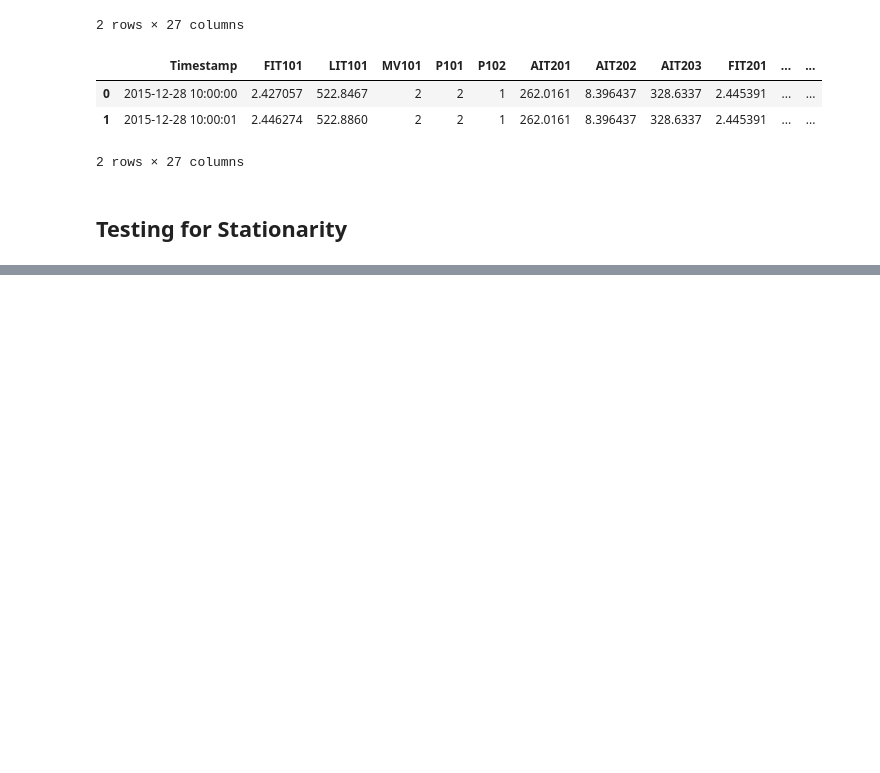
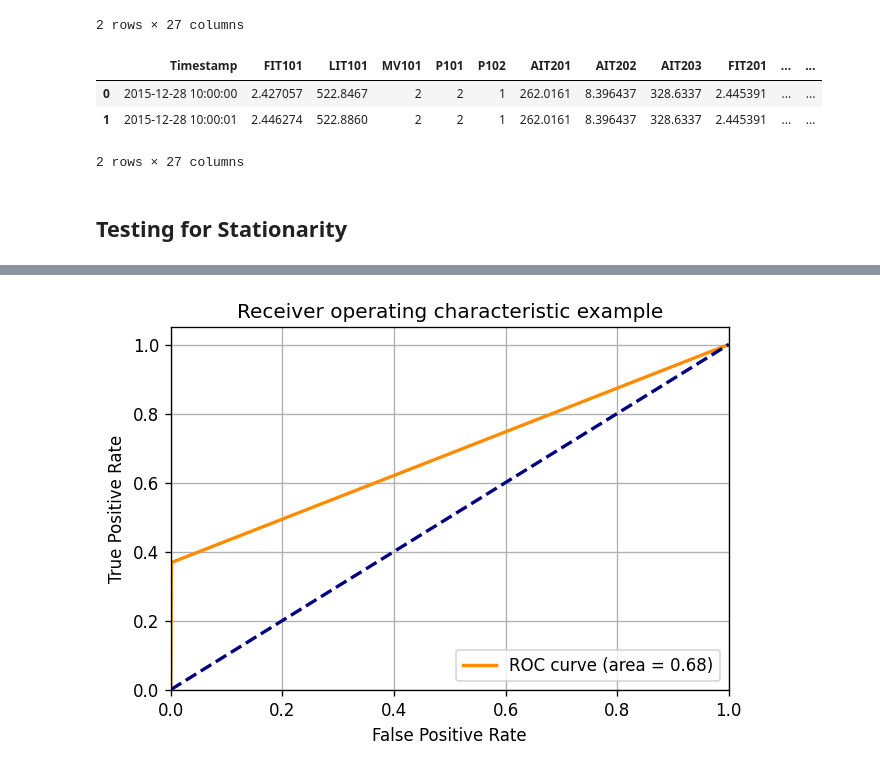
Before and after one commit to jacob5412/SCADA-Anomaly-Detection, a Jupyter notebook: TSA.ipynb, the cells around one changed output, grey strips where cells are left out. Saved outputs shown, nothing was run; the diff lists cells and outputs as text; code cells hidden in the pictures; blank space fills up the shorter version.

```diff
--- a/TSA.ipynb
+++ b/TSA.ipynb
@@ -83,0 +111,12 @@ stationarity_tests
+# %%
+def iqr_outlier_detection(x):
+    x = pd.DataFrame(x).reset_index()
+    x.columns = ['column', 'value']
+    iqr_x = pd.merge(x, iqr_df, on = 'column', how = 'right')
+    iqr_x['Test'] = (iqr_x['value'] > iqr_x['max_amt']) | (iqr_x['value'] < iqr_x['min_amt'])
+    return 'Attack' if iqr_x['Test'].any() else 'Normal'
+# %%
+data_with_attacks['iqr_result'] = data_with_attacks.apply(lambda x: iqr_outlier_detection(x), axis = 1)
+# %%
+data_with_attacks.replace(to_replace = 'Normal', value = 0, inplace = True)
+data_with_attacks.replace(to_replace = 'Attack', value = 1, inplace = True)
@@ -83,0 +143,30 @@ stationarity_tests
+# %%
+# Compute ROC curve and ROC area for each class
+fpr = dict()
+tpr = dict()
+roc_auc = dict()
+for i in range(2):
+    fpr[i], tpr[i], _ = roc_curve(y_true = data_with_attacks['Normal/Attack'],
+                                  y_score = data_with_attacks['iqr_result'])
+    roc_auc[i] = auc(fpr[i], tpr[i])
+
+# Compute micro-average ROC curve and ROC area
+fpr["micro"], tpr["micro"], _ = roc_curve(y_true = data_with_attacks['Normal/Attack'].ravel(),
+                                          y_score = data_with_attacks['iqr_result'].ravel())
+roc_auc["micro"] = auc(fpr["micro"], tpr["micro"])
+# %%
+plt.figure(dpi = 120)
+lw = 2
+plt.plot(fpr[1], tpr[1], color='darkorange',
+         lw=lw, label='ROC curve (area = %0.2f)' % roc_auc[1])
+plt.plot([0, 1], [0, 1], color='navy', lw=lw, linestyle='--')
+plt.xlim([0.0, 1.0])
+plt.ylim([0.0, 1.05])
+plt.xlabel('False Positive Rate')
+plt.ylabel('True Positive Rate')
+plt.title('Receiver operating characteristic example')
+plt.legend(loc="lower right")
+plt.grid()
+plt.show()
+# %% [output]
+[figure, added]
```
Also changed, not shown: parts of 13 cells of this notebook.
